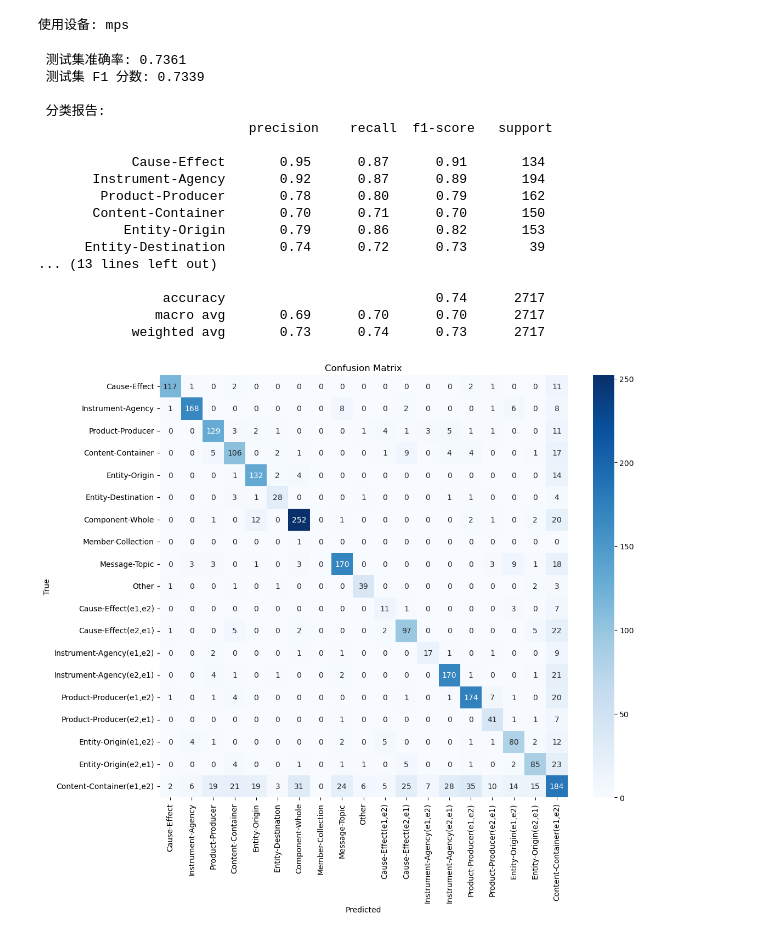
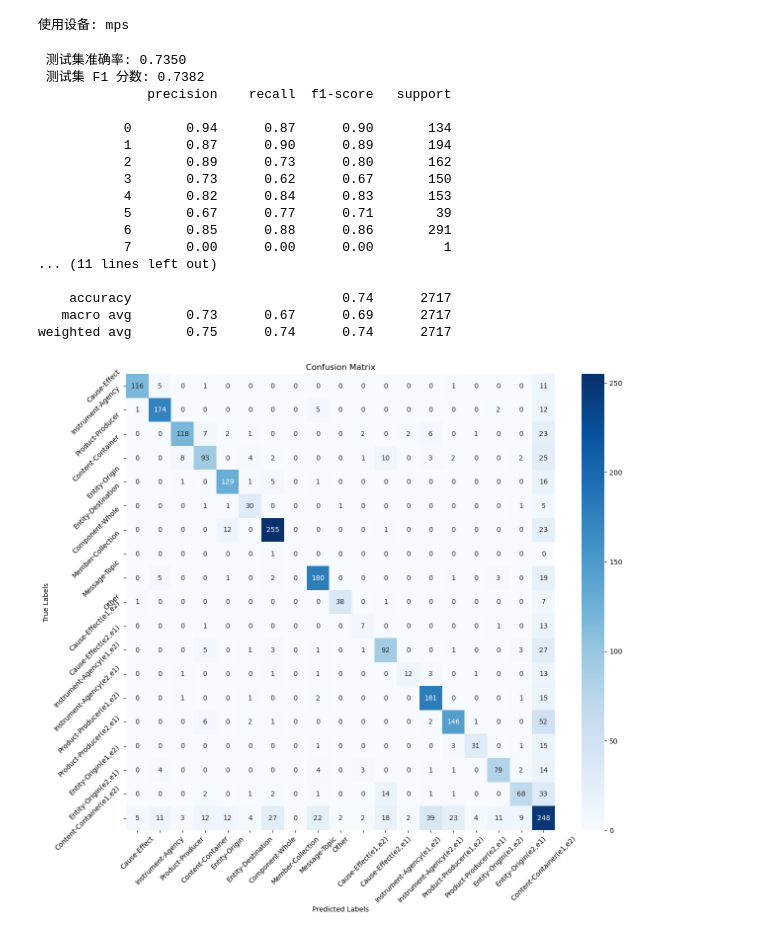
Before and after one commit to orangecat1219/RE_SVM, a Jupyter notebook: BiLSTM.ipynb, the cells around one changed output. Saved outputs shown, nothing was run; the diff lists cells and outputs as text; code cells hidden in the pictures.

```diff
--- a/BiLSTM.ipynb
+++ b/BiLSTM.ipynb
@@ -319,16 +319,28 @@ def evaluate_model(model, dataloader, device):
 
     return y_true, y_pred
 
-def plot_confusion_matrix(y_true, y_pred, class_names, title="Confusion Matrix"):
-    """
-    绘制混淆矩阵
-    """
-    cm = confusion_matrix(y_true, y_pred)
-    plt.figure(figsize=(12, 10))
-    sns.heatmap(cm, annot=True, fmt='d', cmap='Blues', xticklabels=class_names, yticklabels=class_names)
-    plt.title(title)
-    plt.xlabel("Predicted")
-    plt.ylabel("True")
+def plot_confusion_matrix(y_true, y_pred, class_names=None, normalize=False):
+    # 如果没有提供 class_names，根据 y_true 和 y_pred 自动生成
+    if class_names is None:
+        unique_labels = sorted(list(set(y_true) | set(y_pred)))
+        class_names = [f'Class {i}' for i in unique_labels]
+
+    # 生成混淆矩阵
+    cm = confusion_matrix(y_true, y_pred, labels=range(len(class_names)))
+
+    # 归一化混淆矩阵（如果需要）
+    if normalize:
+        cm = cm.astype('float') / cm.sum(axis=1)[:, np.newaxis]
+
+    # 绘制混淆矩阵
+    plt.figure(figsize=(14, 12))
+    sns.heatmap(cm, annot=True, fmt='.2f' if normalize else 'd', cmap='Blues',
+                xticklabels=class_names, yticklabels=class_names)
+    plt.xlabel("Predicted Labels")
+    plt.ylabel("True Labels")
+    plt.title("Confusion Matrix" + (" (Normalized)" if normalize else ""))
+    plt.xticks(rotation=45)
+    plt.yticks(rotation=45)
     plt.show()
 
 def test_model():
@@ -353,53 +365,47 @@ def test_model():
     # 创建测试集 DataLoader
     test_sentences = dataset['test']['sentence']
     test_labels = dataset['test']['relation']
     test_dataset = SemEvalDataset(test_sentences, test_labels, word2idx)
     test_loader = DataLoader(test_dataset, batch_size=16)
 
     # 评估模型
     y_true, y_pred = evaluate_model(model, test_loader, device)
 
     # 计算准确率和 F1 分数
     test_acc = accuracy_score(y_true, y_pred)
     test_f1 = f1_score(y_true, y_pred, average='weighted')
 
     print(f" 测试集准确率: {test_acc:.4f}")
     print(f" 测试集 F1 分数: {test_f1:.4f}")
-    print("\n 分类报告:\n", classification_report(y_true, y_pred, target_names=[
-        "Cause-Effect", "Instrument-Agency", "Product-Producer", "Content-Container", "Entity-Origin",
-        "Entity-Destination", "Component-Whole", "Member-Collection", "Message-Topic", "Other",
-        "Cause-Effect(e1,e2)", "Cause-Effect(e2,e1)", "Instrument-Agency(e1,e2)", "Instrument-Agency(e2,e1)",
-        "Product-Producer(e1,e2)", "Product-Producer(e2,e1)", "Entity-Origin(e1,e2)", "Entity-Origin(e2,e1)",
-        "Content-Container(e1,e2)"
-    ]))
+    print(classification_report(y_true, y_pred, zero_division=0))
 
     # 绘制混淆矩阵
     plot_confusion_matrix(y_true, y_pred, class_names=[
         "Cause-Effect", "Instrument-Agency", "Product-Producer", "Content-Container", "Entity-Origin",
         "Entity-Destination", "Component-Whole", "Member-Collection", "Message-Topic", "Other",
         "Cause-Effect(e1,e2)", "Cause-Effect(e2,e1)", "Instrument-Agency(e1,e2)", "Instrument-Agency(e2,e1)",
         "Product-Producer(e1,e2)", "Product-Producer(e2,e1)", "Entity-Origin(e1,e2)", "Entity-Origin(e2,e1)",
         "Content-Container(e1,e2)"
     ])
 
 test_model()
 # %% [output]
 使用设备: mps
- 测试集准确率: 0.7361
- 测试集 F1 分数: 0.7339
+ 测试集准确率: 0.7350
+ 测试集 F1 分数: 0.7382
+              precision    recall  f1-score   support
 
- 分类报告:
-                           precision    recall  f1-score   support
+           0       0.94      0.87      0.90       134
+           1       0.87      0.90      0.89       194
+           2       0.89      0.73      0.80       162
+           3       0.73      0.62      0.67       150
+           4       0.82      0.84      0.83       153
+           5       0.67      0.77      0.71        39
+           6       0.85      0.88      0.86       291
+           7       0.00      0.00      0.00         1
+... (11 lines left out)
 
-            Cause-Effect       0.95      0.87      0.91       134
-       Instrument-Agency       0.92      0.87      0.89       194
-        Product-Producer       0.78      0.80      0.79       162
-       Content-Container       0.70      0.71      0.70       150
-           Entity-Origin       0.79      0.86      0.82       153
-      Entity-Destination       0.74      0.72      0.73        39
-... (13 lines left out)
-
-                accuracy                           0.74      2717
-               macro avg       0.69      0.70      0.70      2717
-            weighted avg       0.73      0.74      0.73      2717
+    accuracy                           0.74      2717
+   macro avg       0.73      0.67      0.69      2717
+weighted avg       0.75      0.74      0.74      2717
-[figure, old version]
+[figure, new version]
```
Also changed, not shown: parts of 1 cell of this notebook.
